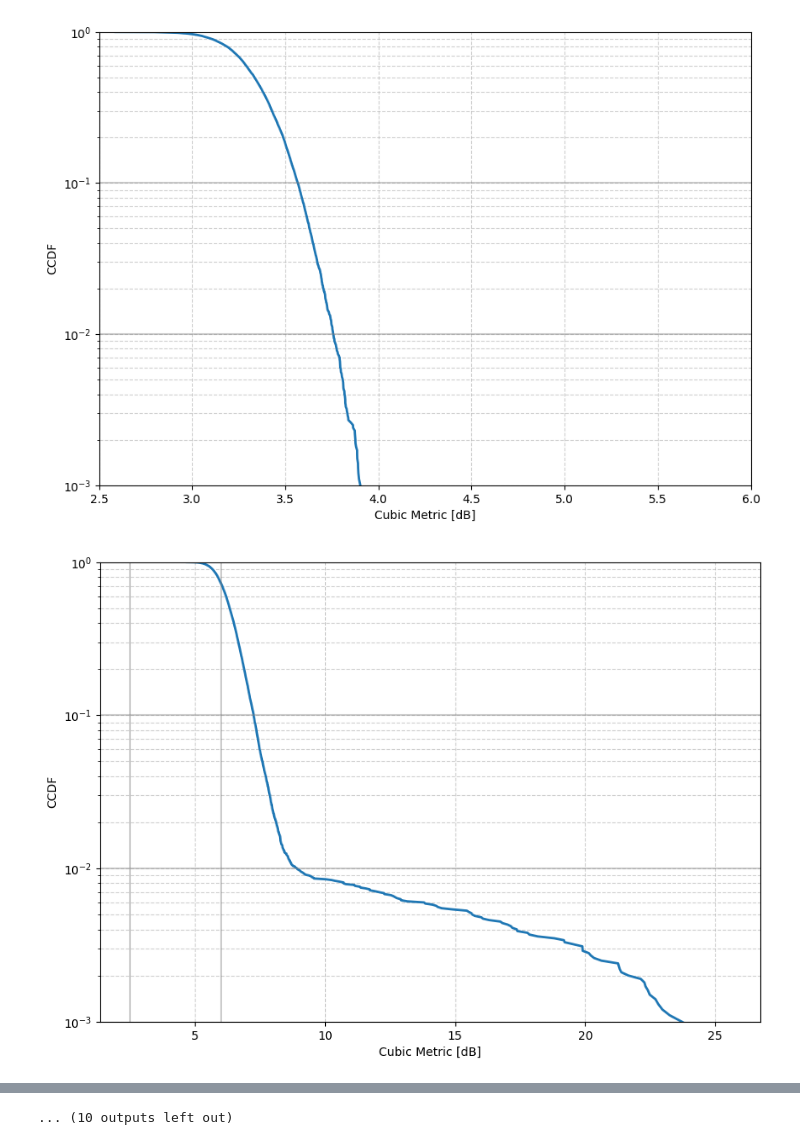
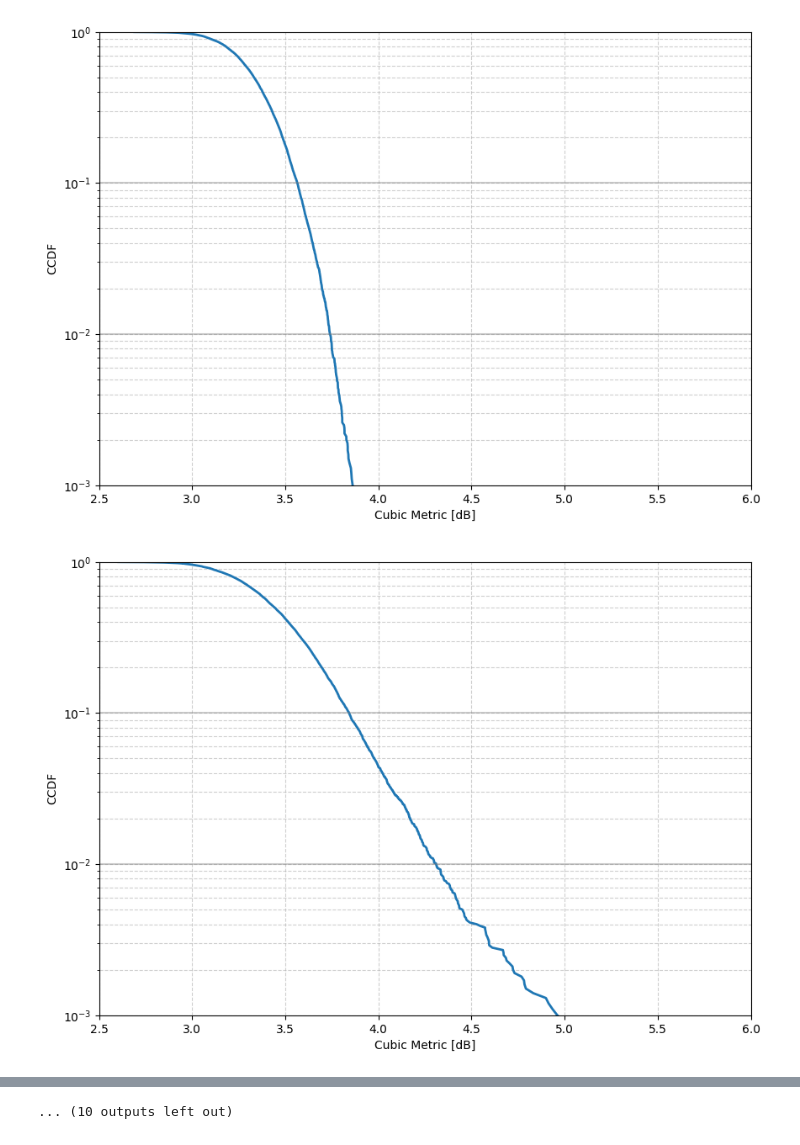
Before and after one commit to skipcl4ss/ml-ofdm-papr-reduction, a Jupyter notebook: testpts.ipynb, the cells around one changed output, grey strips where cells are left out. Cells and saved outputs as stored; diff of their text form; code cells hidden in the pictures.

Commit message:
fix the normalization in data generation, now the problem is probably exclusively in training. save limits in files separate from weights

```diff
--- a/testpts.ipynb
+++ b/testpts.ipynb
@@ -15,7 +15,7 @@ raw_dir = "./raw/"
 norm_dir = "./norm/"
 relev_dir = "./relev/"
 
-one_batch = None
+one_batch = '99'
 loop_range = range(data_size - test_size, data_size)
 if one_batch:
     loop_range = [int(one_batch)]
@@ -27,3 +27,9 @@ Old_Mod_Re.load_state_dict(torch.load(os.path.join(relev_dir, f"old_method_weigh
 Old_Mod_Im.load_state_dict(torch.load(os.path.join(relev_dir, f"old_method_weights_im.pth"), weights_only=True))
 Old_Mod_Re.eval()
 Old_Mod_Im.eval()
+
+lims_old = torch.load(os.path.join(relev_dir, f"old_method_raw_limits.pt"), weights_only=False)
+X_r_limits_old = lims_old['X_r_limits']
+X_i_limits_old = lims_old['X_i_limits']
+Y_r_limits_old = lims_old['Y_r_limits']
+Y_i_limits_old = lims_old['Y_i_limits']
@@ -122,19 +129,19 @@ for i in loop_range:
     test_X_imag_denorm_old = denormalize(test_X_imag_old, (pkg_imag_old['X_min'], pkg_imag_old['X_max']))
     test_Y_real_denorm_old = denormalize(test_Y_real_old, (pkg_real_old['Y_min'], pkg_real_old['Y_max']))
     test_Y_imag_denorm_old = denormalize(test_Y_imag_old, (pkg_imag_old['Y_min'], pkg_imag_old['Y_max']))
-    test_X_real_renorm_old = denormalize(test_X_real_norm_old, (pkg_real_old['X_min'], pkg_real_old['X_max']))
-    test_X_imag_renorm_old = denormalize(test_X_imag_norm_old, (pkg_imag_old['X_min'], pkg_imag_old['X_max']))
-    test_Y_real_renorm_old = denormalize(test_Y_real_norm_old, (pkg_real_old['Y_min'], pkg_real_old['Y_max']))
-    test_Y_imag_renorm_old = denormalize(test_Y_imag_norm_old, (pkg_imag_old['Y_min'], pkg_imag_old['Y_max']))
-    pred_denorm_real_old = denormalize(predicted_real_old, (pkg_real_old['Y_min'], pkg_real_old['Y_max']))
-    pred_denorm_imag_old = denormalize(predicted_imag_old, (pkg_imag_old['Y_min'], pkg_imag_old['Y_max']))
+    test_X_real_renorm_old = denormalize(test_X_real_norm_old, X_r_limits_old)
+    test_X_imag_renorm_old = denormalize(test_X_imag_norm_old, X_i_limits_old)
+    test_Y_real_renorm_old = denormalize(test_Y_real_norm_old, Y_r_limits_old)
+    test_Y_imag_renorm_old = denormalize(test_Y_imag_norm_old, Y_i_limits_old)
+    pred_denorm_real_old = denormalize(predicted_real_old, Y_r_limits_old)
+    pred_denorm_imag_old = denormalize(predicted_imag_old, Y_i_limits_old)
 
-    test_X_real_denorm_new = denormalize(test_X_real_norm_new, (X_r_min, X_r_max))
-    test_X_imag_denorm_new = denormalize(test_X_imag_norm_new, (X_i_min, X_i_max))
-    test_Y_real_denorm_new = denormalize(test_Y_real_norm_new, (Y_r_min, Y_r_max))
-    test_Y_imag_denorm_new = denormalize(test_Y_imag_norm_new, (Y_i_min, Y_i_max))
-    pred_denorm_real_new = denormalize(predicted_real_new, (Y_r_min, Y_r_max))
-    pred_denorm_imag_new = denormalize(predicted_imag_new, (Y_i_min, Y_i_max))
+    test_X_real_denorm_new = denormalize(test_X_real_norm_new, X_r_limits_new)
+    test_X_imag_denorm_new = denormalize(test_X_imag_norm_new, X_i_limits_new)
+    test_Y_real_denorm_new = denormalize(test_Y_real_norm_new, Y_r_limits_new)
+    test_Y_imag_denorm_new = denormalize(test_Y_imag_norm_new, Y_i_limits_new)
+    pred_denorm_real_new = denormalize(predicted_real_new, Y_r_limits_new)
+    pred_denorm_imag_new = denormalize(predicted_imag_new, Y_i_limits_new)
 
 
     # 4. Reconstruct the Complex OFDM Signals
@@ -159,6 +166,7 @@ for i in loop_range:
     predicted_complex_unnorm_new = predicted_real_unnorm_new + 1j * predicted_imag_unnorm_new
     predicted_complex_new = pred_denorm_real_new + 1j * pred_denorm_imag_new
     predicted_complex_norm_new = predicted_real_new + 1j * predicted_imag_new
+
 
     # 5. Calculate PAPR and CM for CCDF
     orig_cm_old, orig_cm_norm_old, orig_cm_denorm_old, orig_cm_renorm_old, clip_cm_old, clip_cm_norm_old, clip_cm_denorm_old, clip_cm_renorm_old, pred_cm_unnorm_old, pred_cm_old, pred_cm_norm_old = [], [], [], [], [], [], [], [], [], [], []
@@ -190,6 +198,7 @@ for i in loop_range:
 
     orig_cm_old, orig_cm_norm_old, orig_cm_denorm_old, orig_cm_renorm_old, clip_cm_old, clip_cm_norm_old, clip_cm_denorm_old, clip_cm_renorm_old, pred_cm_unnorm_old, pred_cm_old, pred_cm_norm_old = np.array(orig_cm_old), np.array(orig_cm_norm_old), np.array(orig_cm_denorm_old), np.array(orig_cm_renorm_old), np.array(clip_cm_old), np.array(clip_cm_norm_old), np.array(clip_cm_denorm_old), np.array(clip_cm_renorm_old), np.array(pred_cm_unnorm_old), np.array(pred_cm_old), np.array(pred_cm_norm_old)
     orig_cm_new, orig_cm_norm_new, orig_cm_denorm_new, clip_cm_new, clip_cm_norm_new, clip_cm_denorm_new, pred_cm_unnorm_new, pred_cm_new, pred_cm_norm_new = np.array(orig_cm_new), np.array(orig_cm_norm_new), np.array(orig_cm_denorm_new), np.array(clip_cm_new), np.array(clip_cm_norm_new), np.array(clip_cm_denorm_new), np.array(pred_cm_unnorm_new), np.array(pred_cm_new), np.array(pred_cm_norm_new)
+
 
     # 6. Plot the CCDF
     labels_old = ['og', f'og norm', f'og denorm', f'og renorm', f'cf', f'cf norm', f'cf denorm', f'cf renorm', "pred unnorm", "pred", "pred norm"]
@@ -256,2 +265,2 @@ for i in loop_range:
-[figure, old version]
+[figure, new version]
-[figure, old version]
+[figure, new version]
```
Also changed, not shown: parts of 3 cells of this notebook, 3 other files.
